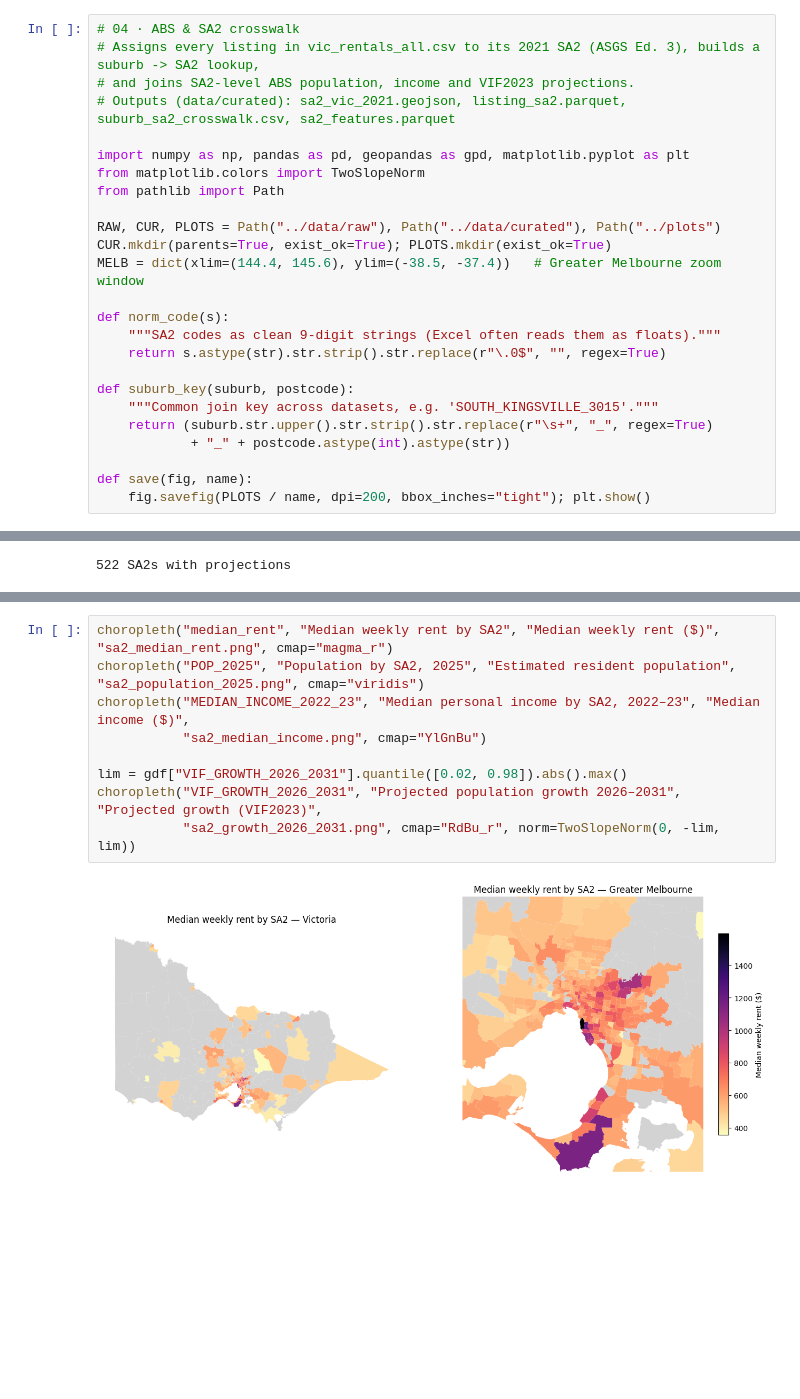
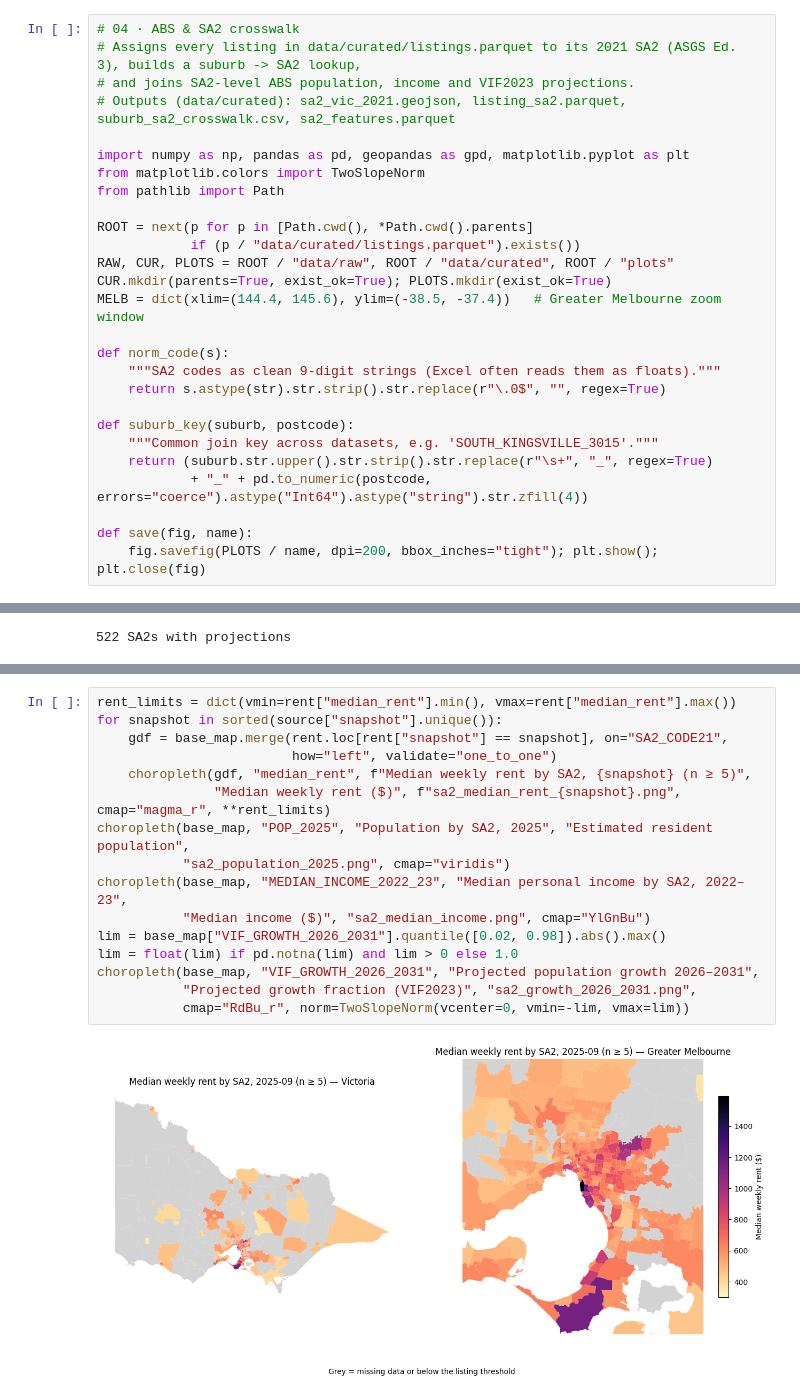
Before and after one commit to mdharmawan19/industry-project-group-55, a Jupyter notebook: notebooks/04_abs_sa2_crosswalk.ipynb, the cells around one changed output, grey strips where cells are left out. Drawn from its saved outputs; the diff is of its cells as text; blank space fills up the shorter version.

```diff
--- a/notebooks/04_abs_sa2_crosswalk.ipynb
+++ b/notebooks/04_abs_sa2_crosswalk.ipynb
@@ -1,6 +11,6 @@
 # %%
 # 04 · ABS & SA2 crosswalk
-# Assigns every listing in vic_rentals_all.csv to its 2021 SA2 (ASGS Ed. 3), builds a suburb -> SA2 lookup,
+# Assigns every listing in data/curated/listings.parquet to its 2021 SA2 (ASGS Ed. 3), builds a suburb -> SA2 lookup,
 # and joins SA2-level ABS population, income and VIF2023 projections.
 # Outputs (data/curated): sa2_vic_2021.geojson, listing_sa2.parquet, suburb_sa2_crosswalk.csv, sa2_features.parquet
 
@@ -8,7 +18,9 @@ import numpy as np, pandas as pd, geopandas as gpd, matplotlib.pyplot as plt
 from matplotlib.colors import TwoSlopeNorm
 from pathlib import Path
 
-RAW, CUR, PLOTS = Path("../data/raw"), Path("../data/curated"), Path("../plots")
+ROOT = next(p for p in [Path.cwd(), *Path.cwd().parents]
+            if (p / "data/curated/listings.parquet").exists())
+RAW, CUR, PLOTS = ROOT / "data/raw", ROOT / "data/curated", ROOT / "plots"
 CUR.mkdir(parents=True, exist_ok=True); PLOTS.mkdir(exist_ok=True)
 MELB = dict(xlim=(144.4, 145.6), ylim=(-38.5, -37.4))   # Greater Melbourne zoom window
 
@@ -19,10 +31,10 @@ def norm_code(s):
 def suburb_key(suburb, postcode):
     """Common join key across datasets, e.g. 'SOUTH_KINGSVILLE_3015'."""
     return (suburb.str.upper().str.strip().str.replace(r"\s+", "_", regex=True)
-            + "_" + postcode.astype(int).astype(str))
+            + "_" + pd.to_numeric(postcode, errors="coerce").astype("Int64").astype("string").str.zfill(4))
 
 def save(fig, name):
-    fig.savefig(PLOTS / name, dpi=200, bbox_inches="tight"); plt.show()
+    fig.savefig(PLOTS / name, dpi=200, bbox_inches="tight"); plt.show(); plt.close(fig)
 # %%
 # 1. SA2 boundaries (Victoria)
 sa2 = gpd.read_file(RAW / "sa2_boundaries/SA2_2021_AUST_GDA2020.shp")
@@ -185,11 +262,18 @@ def choropleth(col, title, label, fname, **kw):
 # %%
-choropleth("median_rent", "Median weekly rent by SA2", "Median weekly rent ($)", "sa2_median_rent.png", cmap="magma_r")
-choropleth("POP_2025", "Population by SA2, 2025", "Estimated resident population", "sa2_population_2025.png", cmap="viridis")
-choropleth("MEDIAN_INCOME_2022_23", "Median personal income by SA2, 2022–23", "Median income ($)",
-           "sa2_median_income.png", cmap="YlGnBu")
-
-lim = gdf["VIF_GROWTH_2026_2031"].quantile([0.02, 0.98]).abs().max()
-choropleth("VIF_GROWTH_2026_2031", "Projected population growth 2026–2031", "Projected growth (VIF2023)",
-           "sa2_growth_2026_2031.png", cmap="RdBu_r", norm=TwoSlopeNorm(0, -lim, lim))
+rent_limits = dict(vmin=rent["median_rent"].min(), vmax=rent["median_rent"].max())
+for snapshot in sorted(source["snapshot"].unique()):
+    gdf = base_map.merge(rent.loc[rent["snapshot"] == snapshot], on="SA2_CODE21",
+                         how="left", validate="one_to_one")
+    choropleth(gdf, "median_rent", f"Median weekly rent by SA2, {snapshot} (n ≥ 5)",
+               "Median weekly rent ($)", f"sa2_median_rent_{snapshot}.png", cmap="magma_r", **rent_limits)
+choropleth(base_map, "POP_2025", "Population by SA2, 2025", "Estimated resident population",
+           "sa2_population_2025.png", cmap="viridis")
+choropleth(base_map, "MEDIAN_INCOME_2022_23", "Median personal income by SA2, 2022–23",
+           "Median income ($)", "sa2_median_income.png", cmap="YlGnBu")
+lim = base_map["VIF_GROWTH_2026_2031"].quantile([0.02, 0.98]).abs().max()
+lim = float(lim) if pd.notna(lim) and lim > 0 else 1.0
+choropleth(base_map, "VIF_GROWTH_2026_2031", "Projected population growth 2026–2031",
+           "Projected growth fraction (VIF2023)", "sa2_growth_2026_2031.png",
+           cmap="RdBu_r", norm=TwoSlopeNorm(vcenter=0, vmin=-lim, vmax=lim))
 # %% [output]
-[figure, old version]
+[figure, new version]
```
Also changed, not shown: parts of 11 cells of this notebook, 19 other files.
